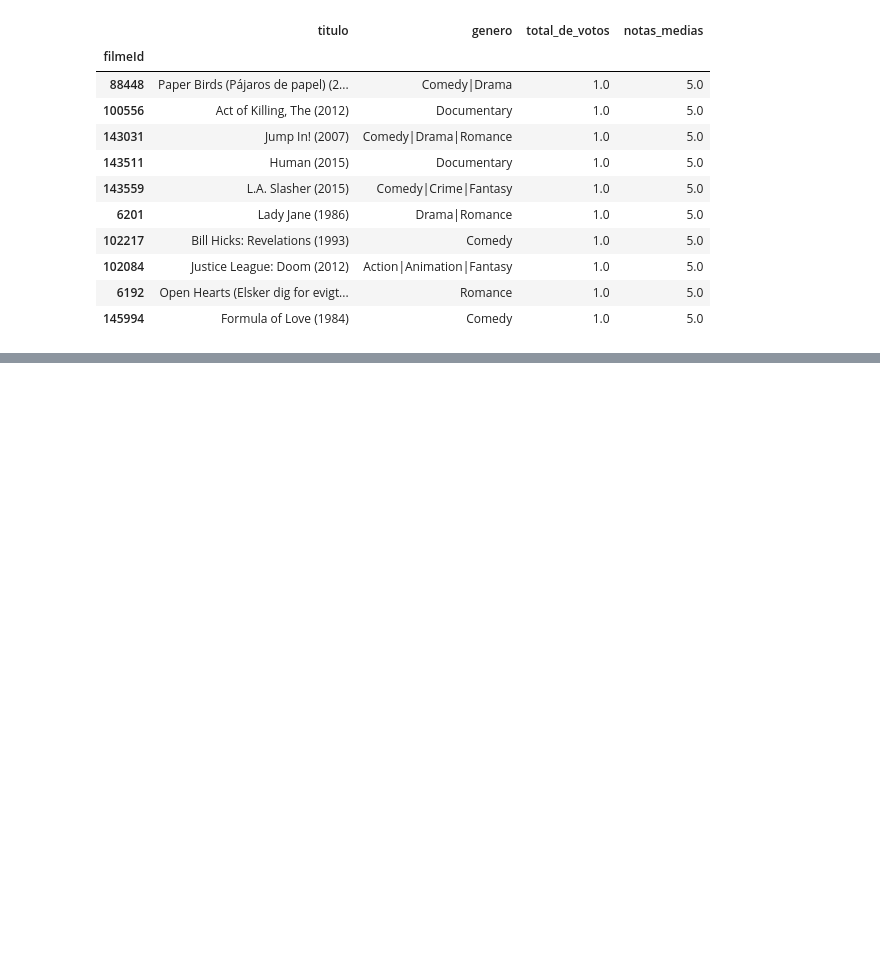
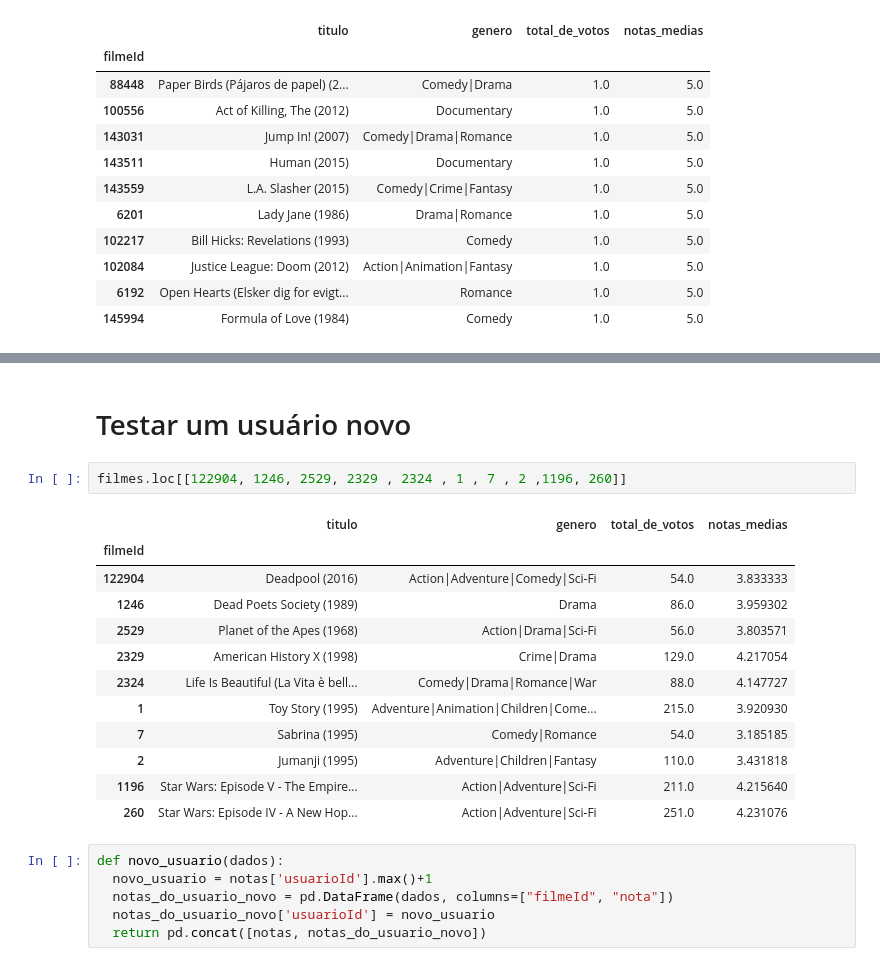
Before and after one commit to flaakira/Alura, a Jupyter notebook: Introducao_a_Recomendacao.ipynb, the cells around one changed output, grey strips where cells are left out. Cells and saved outputs as stored; diff of their text form; blank space fills up the shorter version.

```diff
--- a/Introducao_a_Recomendacao.ipynb
+++ b/Introducao_a_Recomendacao.ipynb
@@ -156,0 +563,23 @@ filmes_com_mais_de_50_votos = filmes.query("total_de_votos >= 50")
+# %% [markdown]
+# Testar um usuário novo
+# %%
+filmes.loc[[122904, 1246, 2529, 2329 , 2324 , 1 , 7 , 2 ,1196, 260]]
+# %% [output]
+|  | titulo | genero | total_de_votos | notas_medias |
+| filmeId |  |  |  |  |
+| 122904 | Deadpool (2016) | Action|Adventure|Comedy|Sci-Fi | 54.0 | 3.833333 |
+| 1246 | Dead Poets Society (1989) | Drama | 86.0 | 3.959302 |
+| 2529 | Planet of the Apes (1968) | Action|Drama|Sci-Fi | 56.0 | 3.803571 |
+| 2329 | American History X (1998) | Crime|Drama | 129.0 | 4.217054 |
+| 2324 | Life Is Beautiful (La Vita è bell... | Comedy|Drama|Romance|War | 88.0 | 4.147727 |
+| 1 | Toy Story (1995) | Adventure|Animation|Children|Come... | 215.0 | 3.920930 |
+| 7 | Sabrina (1995) | Comedy|Romance | 54.0 | 3.185185 |
+| 2 | Jumanji (1995) | Adventure|Children|Fantasy | 110.0 | 3.431818 |
+| 1196 | Star Wars: Episode V - The Empire... | Action|Adventure|Sci-Fi | 211.0 | 4.215640 |
+| 260 | Star Wars: Episode IV - A New Hop... | Action|Adventure|Sci-Fi | 251.0 | 4.231076 |
+# %%
+def novo_usuario(dados):
+  novo_usuario = notas['usuarioId'].max()+1
+  notas_do_usuario_novo = pd.DataFrame(dados, columns=["filmeId", "nota"])
+  notas_do_usuario_novo['usuarioId'] = novo_usuario
+  return pd.concat([notas, notas_do_usuario_novo])
```
Also changed, not shown: parts of 58 cells of this notebook.
